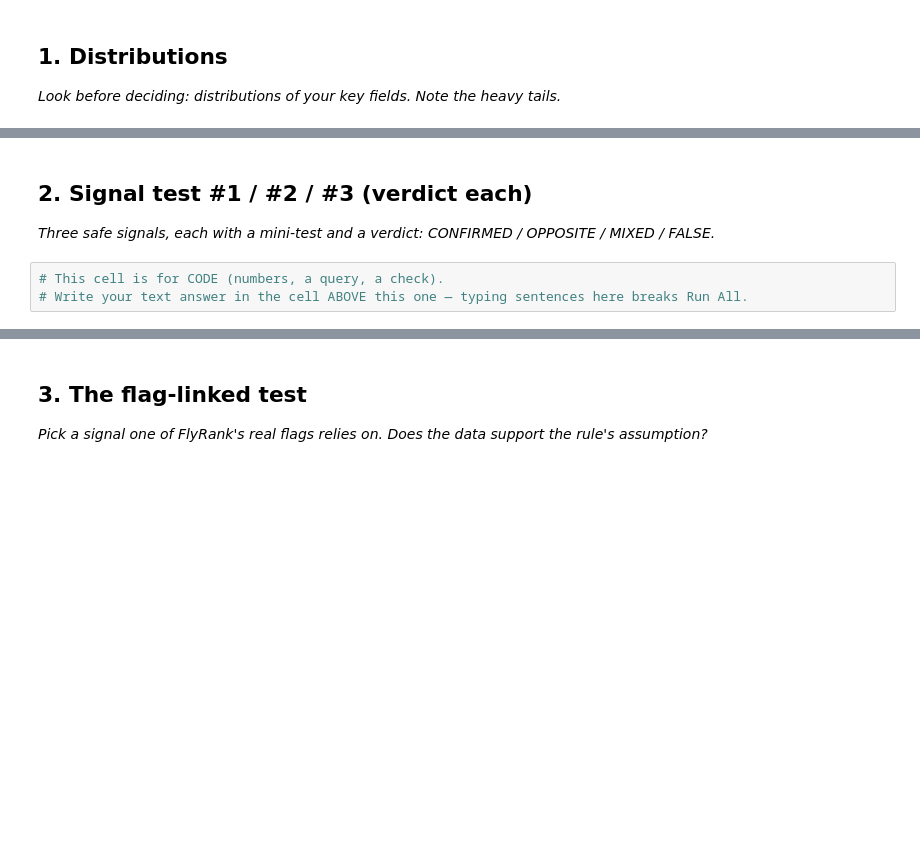
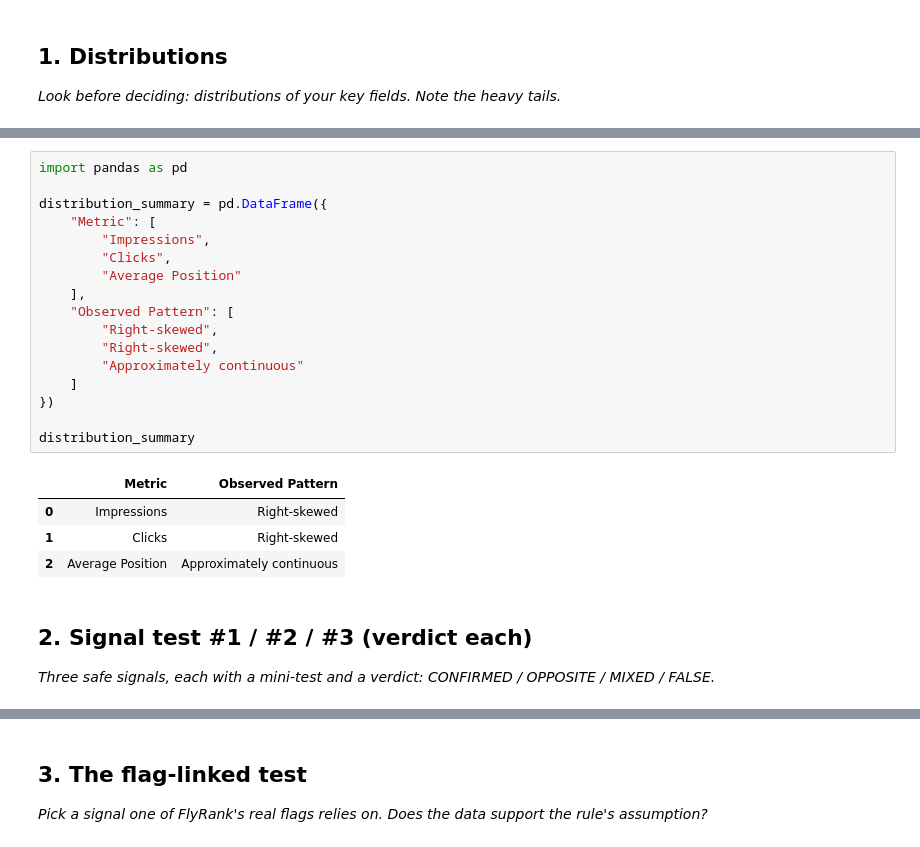
Before and after one commit to MUKUL-TIWARI/flyrank-ml-internship, a Jupyter notebook: work/notebooks/w04_signal_audit.ipynb, the cells around one changed output, grey strips where cells are left out. Saved outputs shown, nothing was run; the diff lists cells and outputs as text; blank space fills up the shorter version.

```diff
--- a/work/notebooks/w04_signal_audit.ipynb
+++ b/work/notebooks/w04_signal_audit.ipynb
@@ -16,7 +21,26 @@ This skeleton is yours to fill. Work the sections **in order** — each one has
+# %%
+import pandas as pd
+
+distribution_summary = pd.DataFrame({
+    "Metric": [
+        "Impressions",
+        "Clicks",
+        "Average Position"
+    ],
+    "Observed Pattern": [
+        "Right-skewed",
+        "Right-skewed",
+        "Approximately continuous"
+    ]
+})
+
+distribution_summary
+# %% [output]
+|  | Metric | Observed Pattern |
+| 0 | Impressions | Right-skewed |
+| 1 | Clicks | Right-skewed |
+| 2 | Average Position | Approximately continuous |
 # %% [markdown]
 ## 2. Signal test #1 / #2 / #3 (verdict each)
 
 *Three safe signals, each with a mini-test and a verdict: CONFIRMED / OPPOSITE / MIXED / FALSE.*
-# %%
-# This cell is for CODE (numbers, a query, a check).
-# Write your text answer in the cell ABOVE this one — typing sentences here breaks Run All.
```
Also changed, not shown: parts of 11 cells of this notebook.
